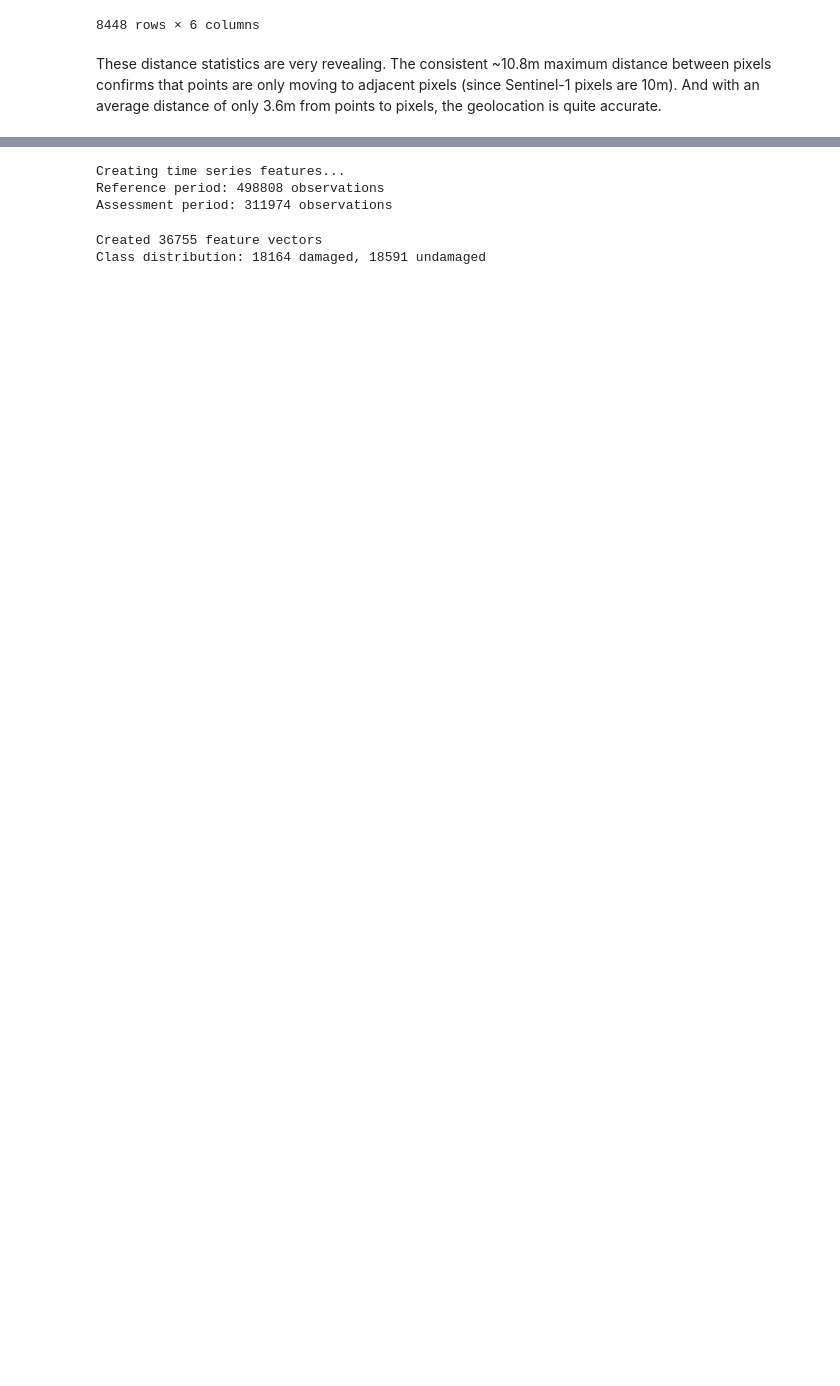
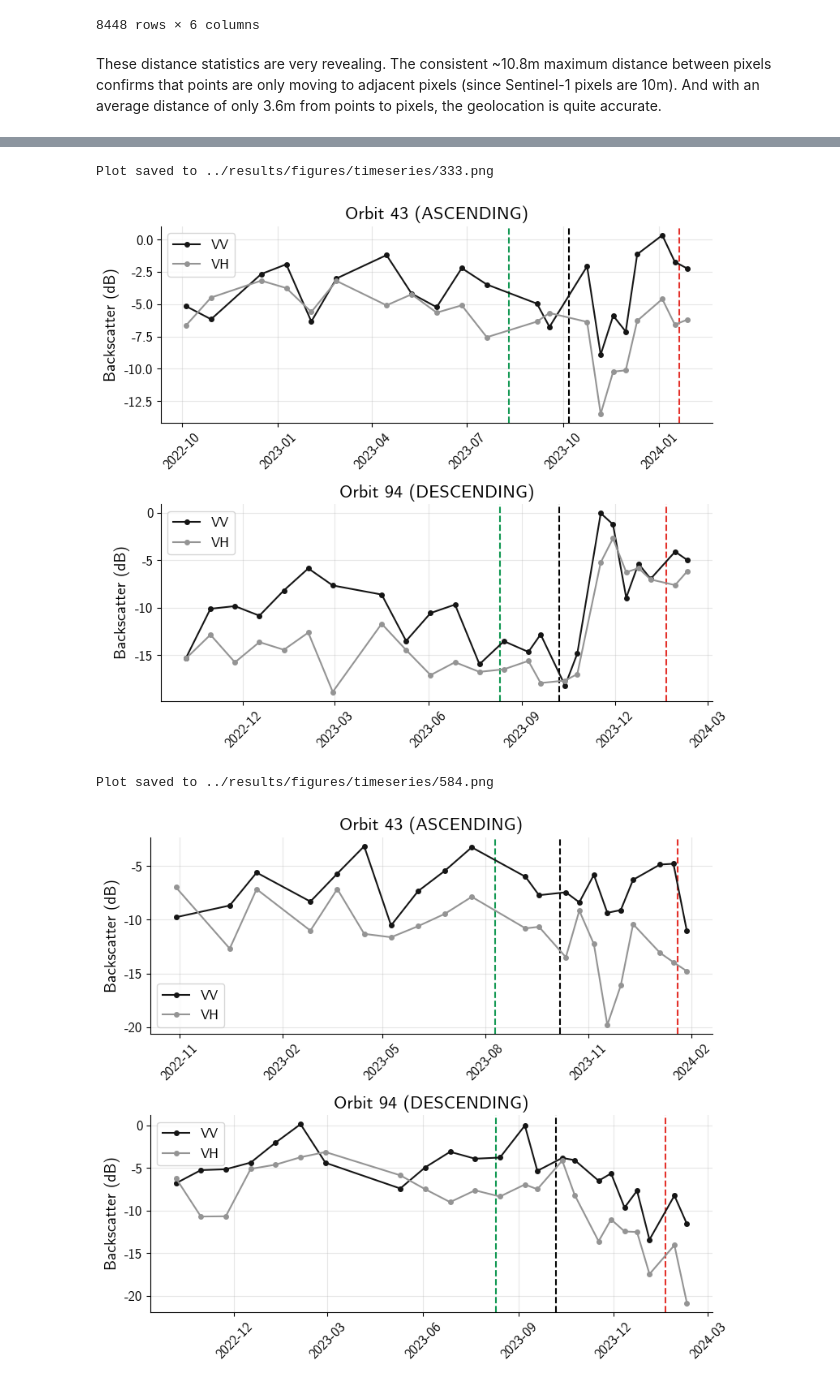
Before and after one commit to MatteoLarrode/ML-BuildingDamageViaSatellite, a Jupyter notebook: notebooks/03_feature_extraction.ipynb, the cells around one changed output, grey strips where cells are left out. Saved outputs shown, nothing was run; the diff lists cells and outputs as text; code cells hidden in the pictures; blank space fills up the shorter version.

```diff
--- a/notebooks/03_feature_extraction.ipynb
+++ b/notebooks/03_feature_extraction.ipynb
@@ -661,13 +684,13 @@ Point 1552.0: Damaged, 4.2m away
-# %%
-# Create feature vectors for machine learning
-features = feh.create_timeseries_features(timeseries_df=timeseries)
-
-features.to_csv('../data/processed/final/final_data.csv', index=False)
-# %% [output]
-Creating time series features...
-Reference period: 498808 observations
-Assessment period: 311974 observations
-Created 36755 feature vectors
-Class distribution: 18164 damaged, 18591 undamaged
+# %%
+point_of_interest1 = 333
+point_of_interest2 = 584
+
+plot_backscatter_timeseries_by_id(stable_timeseries, [point_of_interest1], save_path=f'../results/figures/timeseries/{point_of_interest1}.png')
+plot_backscatter_timeseries_by_id(stable_timeseries, [point_of_interest2], save_path=f'../results/figures/timeseries/{point_of_interest2}.png')
+# %% [output]
+Plot saved to ../results/figures/timeseries/333.png
+[figure, added]
+Plot saved to ../results/figures/timeseries/584.png
+[figure, added]
 # %%
 # Create feature vectors for machine learning
```
Also changed, not shown: parts of 6 cells of this notebook, 16 other files.
